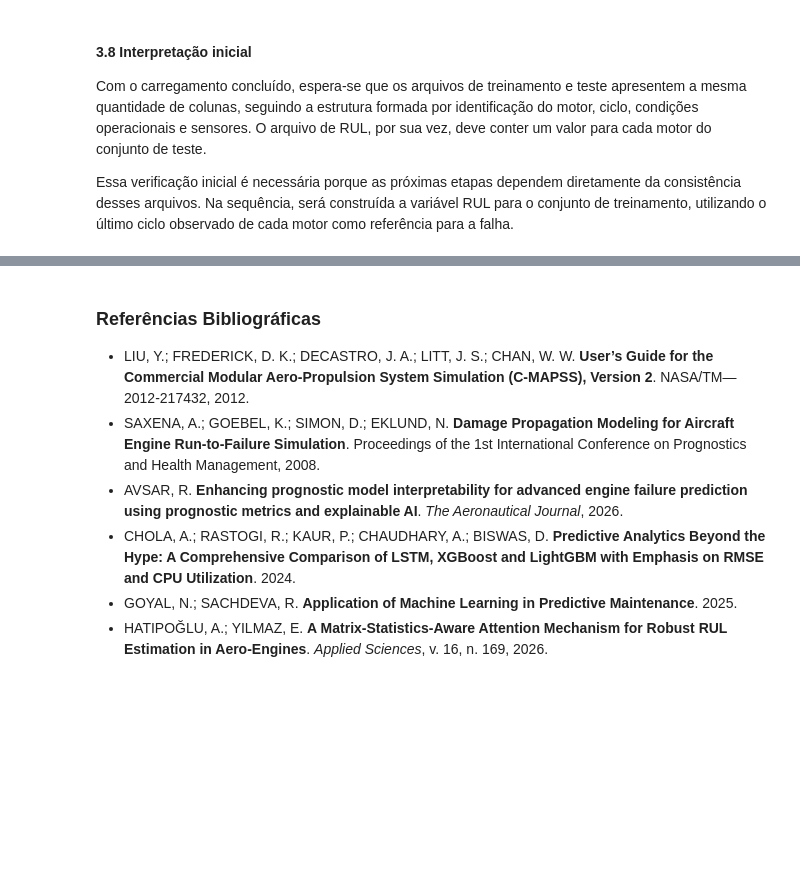
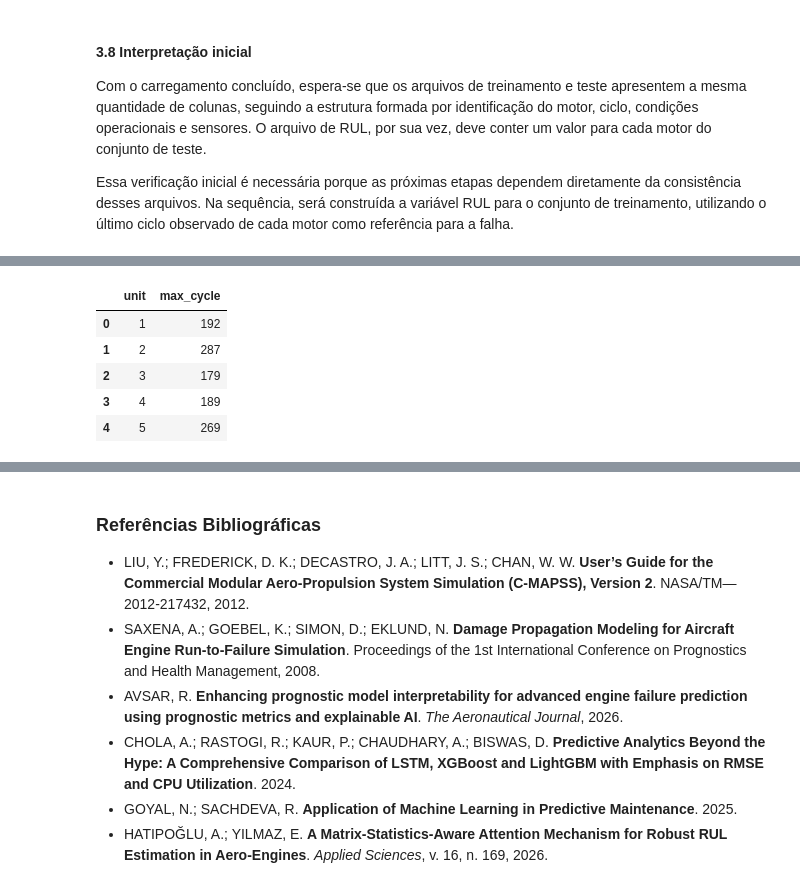
Before and after one commit to ander-oliveira/rul-prediction-cmapss, a Jupyter notebook: Prediction_RUL_CMAPSS.ipynb, the cells around one changed output, grey strips where cells are left out. Saved outputs shown, nothing was run; the diff lists cells and outputs as text; code cells hidden in the pictures; blank space fills up the shorter version.

```diff
--- a/Prediction_RUL_CMAPSS.ipynb
+++ b/Prediction_RUL_CMAPSS.ipynb
@@ -303,0 +314,11 @@ Essa verificação inicial é necessária porque as próximas etapas dependem di
+# %%
+max_cycle_df = train_df.groupby("unit")["cycle"].max().reset_index().rename(columns={"cycle": "max_cycle"})
+
+max_cycle_df.head()
+# %% [output]
+|  | unit | max_cycle |
+| 0 | 1 | 192 |
+| 1 | 2 | 287 |
+| 2 | 3 | 179 |
+| 3 | 4 | 189 |
+| 4 | 5 | 269 |
```
Also changed, not shown: parts of 22 cells of this notebook.
